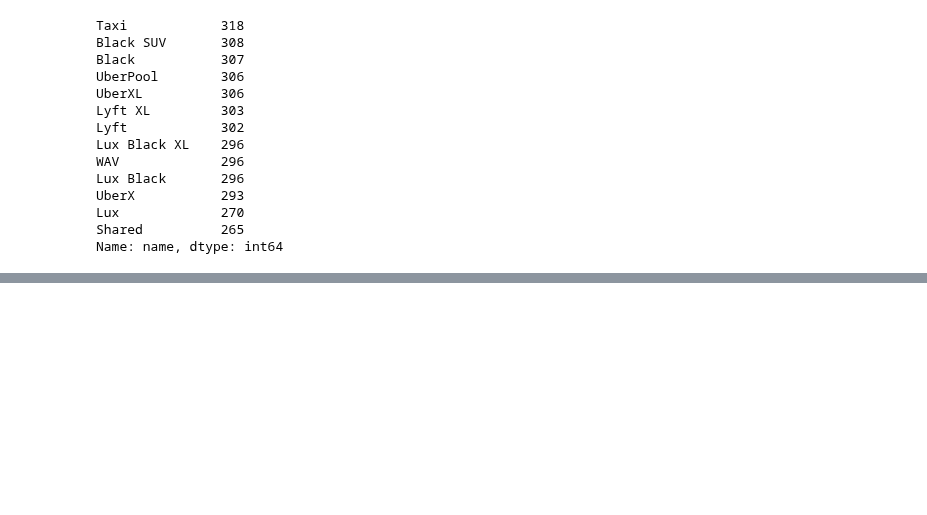
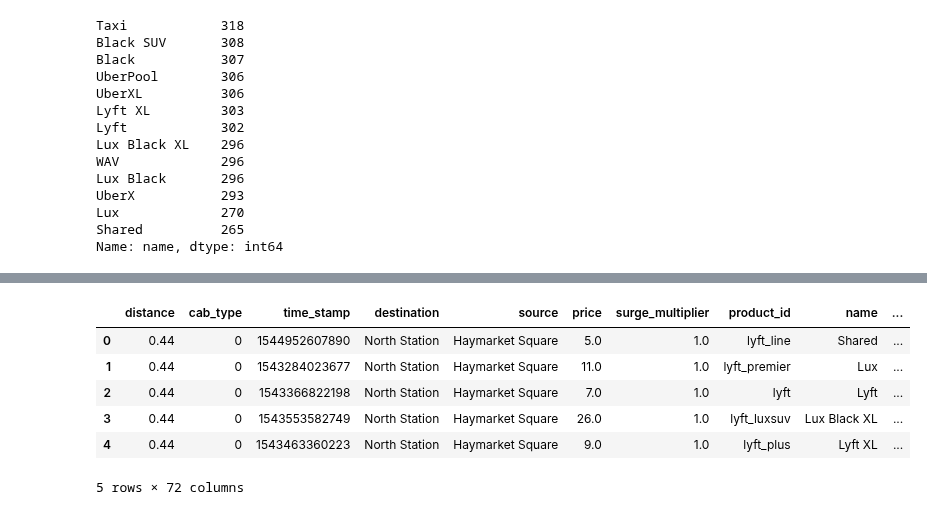
Before and after one commit to cndywu/TheYelpers, a Jupyter notebook: olds_final_project.ipynb, the cells around one changed output, grey strips where cells are left out. Drawn from its saved outputs; the diff is of its cells as text; code cells hidden in the pictures; blank space fills up the shorter version.

```diff
--- a/olds_final_project.ipynb
+++ b/olds_final_project.ipynb
@@ -159,0 +206,11 @@ sns.boxplot(data = cab, x = "xl", y = "price")
+# %%
+data["id"] = data.index
+data.head()
+# %% [output]
+|  | distance | cab_type | time_stamp | destination | source | price | surge_multiplier | product_id | name | ... |
+| 0 | 0.44 | 0 | 1544952607890 | North Station | Haymarket Square | 5.0 | 1.0 | lyft_line | Shared | ... |
+| 1 | 0.44 | 0 | 1543284023677 | North Station | Haymarket Square | 11.0 | 1.0 | lyft_premier | Lux | ... |
+| 2 | 0.44 | 0 | 1543366822198 | North Station | Haymarket Square | 7.0 | 1.0 | lyft | Lyft | ... |
+| 3 | 0.44 | 0 | 1543553582749 | North Station | Haymarket Square | 26.0 | 1.0 | lyft_luxsuv | Lux Black XL | ... |
+| 4 | 0.44 | 0 | 1543463360223 | North Station | Haymarket Square | 9.0 | 1.0 | lyft_plus | Lyft XL | ... |
+5 rows × 72 columns
```
Also changed, not shown: parts of 19 cells of this notebook.
